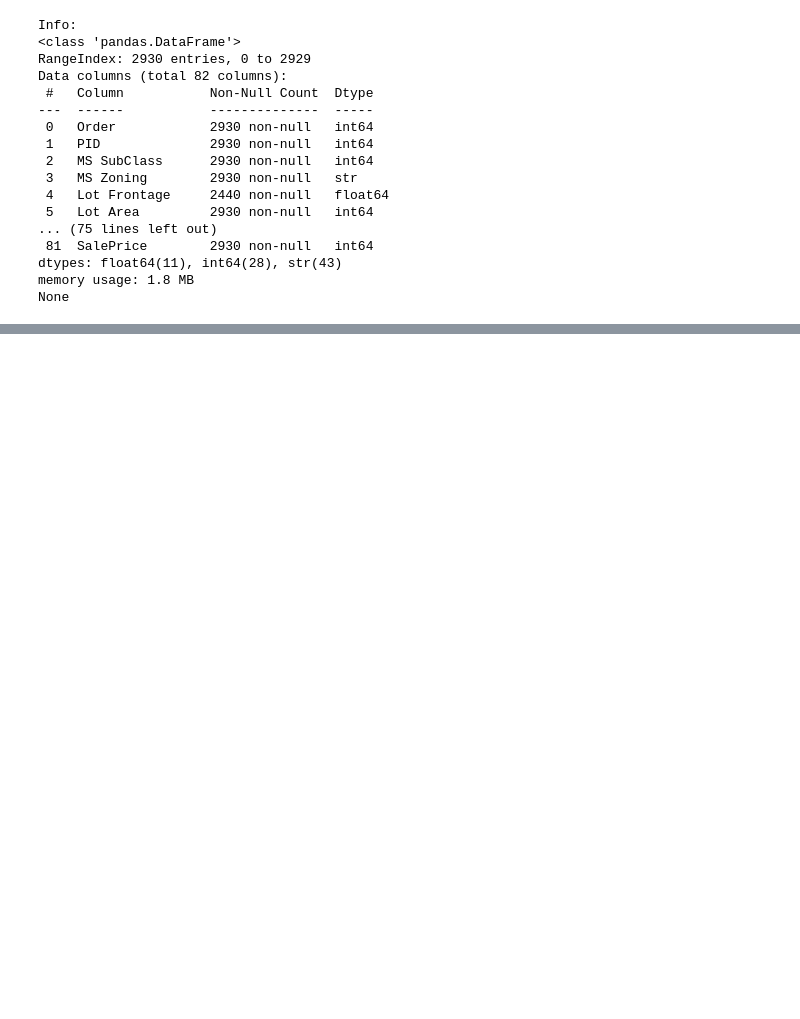
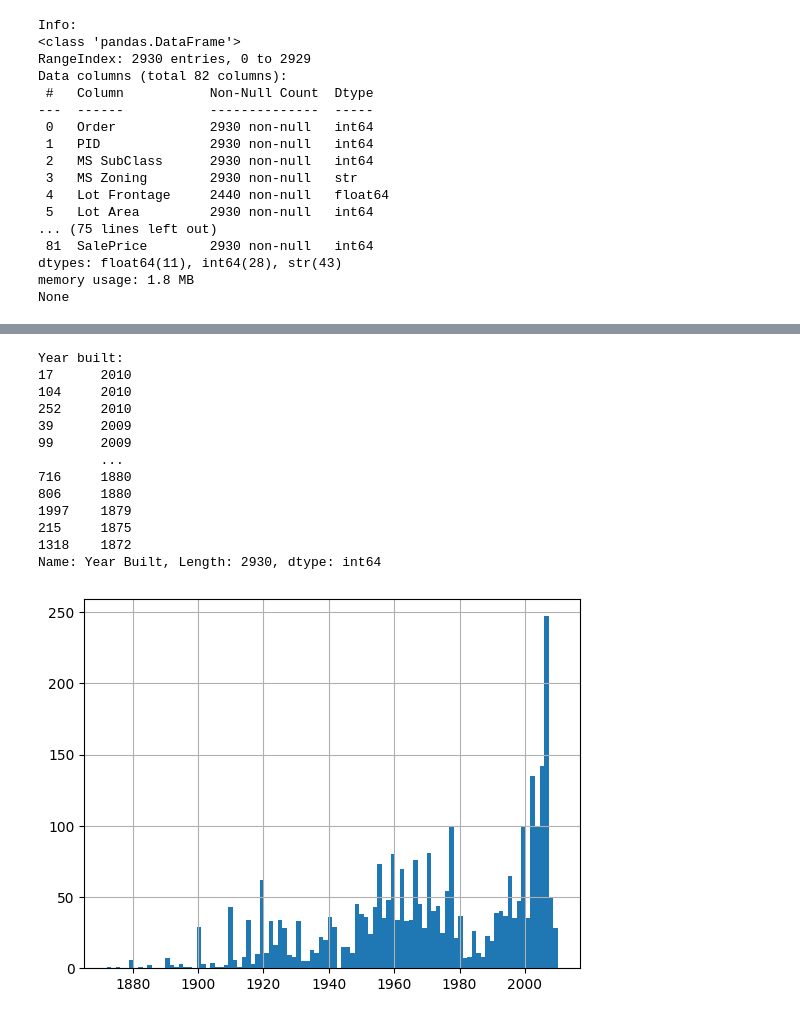
Before and after one commit to grunergutt/IE500618Assignment1, a Jupyter notebook: main.ipynb, the cells around one changed output, grey strips where cells are left out. Cells and saved outputs as stored; diff of their text form; code cells hidden in the pictures; blank space fills up the shorter version.

```diff
--- a/main.ipynb
+++ b/main.ipynb
@@ -30,0 +54,23 @@ None
+# %%
+df_year_built = df[df.columns[20]]
+print("\nYear built:")
+print(df_year_built.sort_values(ascending=False))
+
+plt.grid(True)
+plt.hist(df_year_built, bins=100)
+plt.show()
+# %% [output]
+Year built:
+17      2010
+104     2010
+252     2010
+39      2009
+99      2009
+        ...
+716     1880
+806     1880
+1997    1879
+215     1875
+1318    1872
+Name: Year Built, Length: 2930, dtype: int64
+[figure, added]
```
Also changed, not shown: parts of 2 cells of this notebook.
